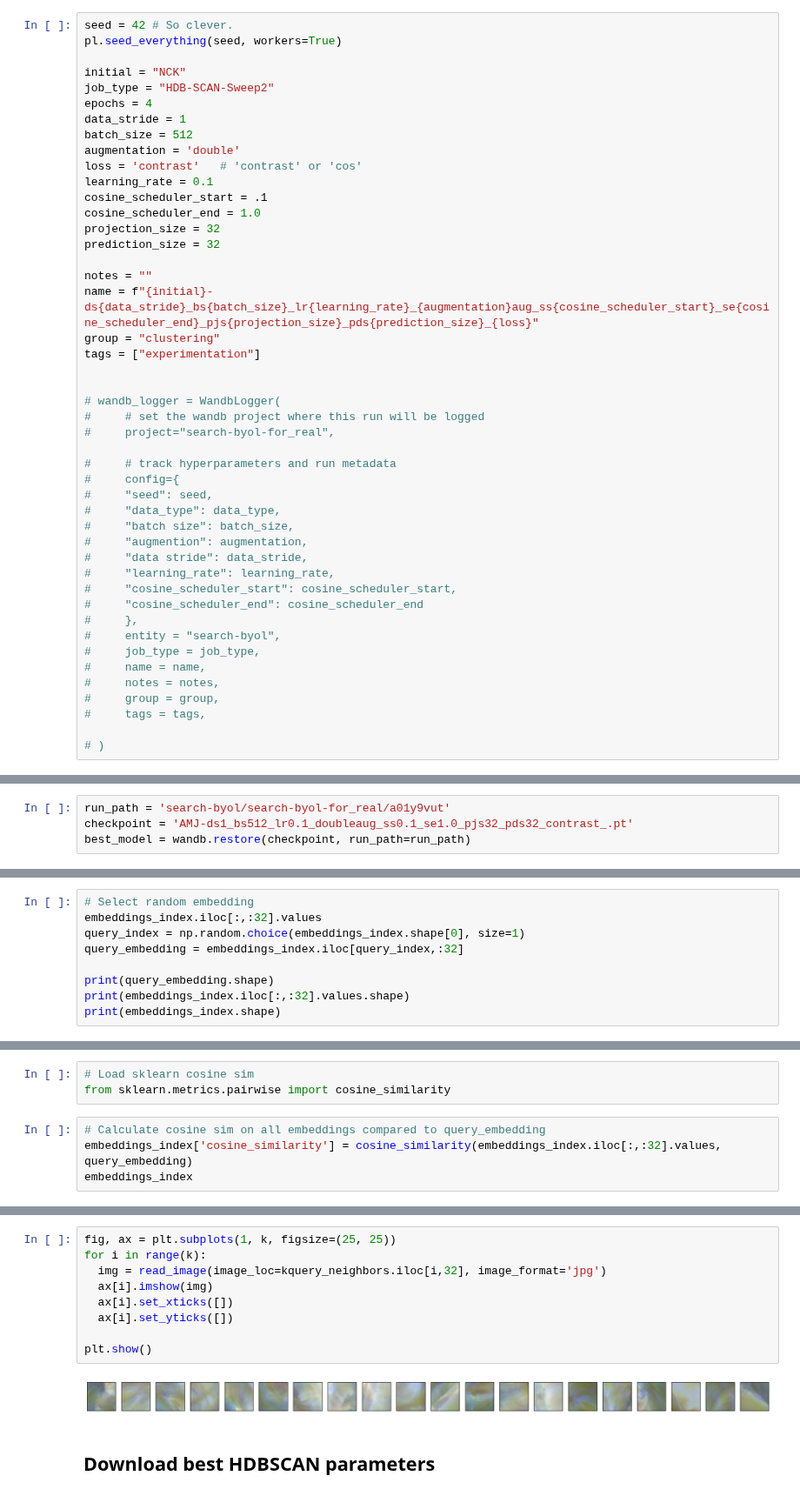
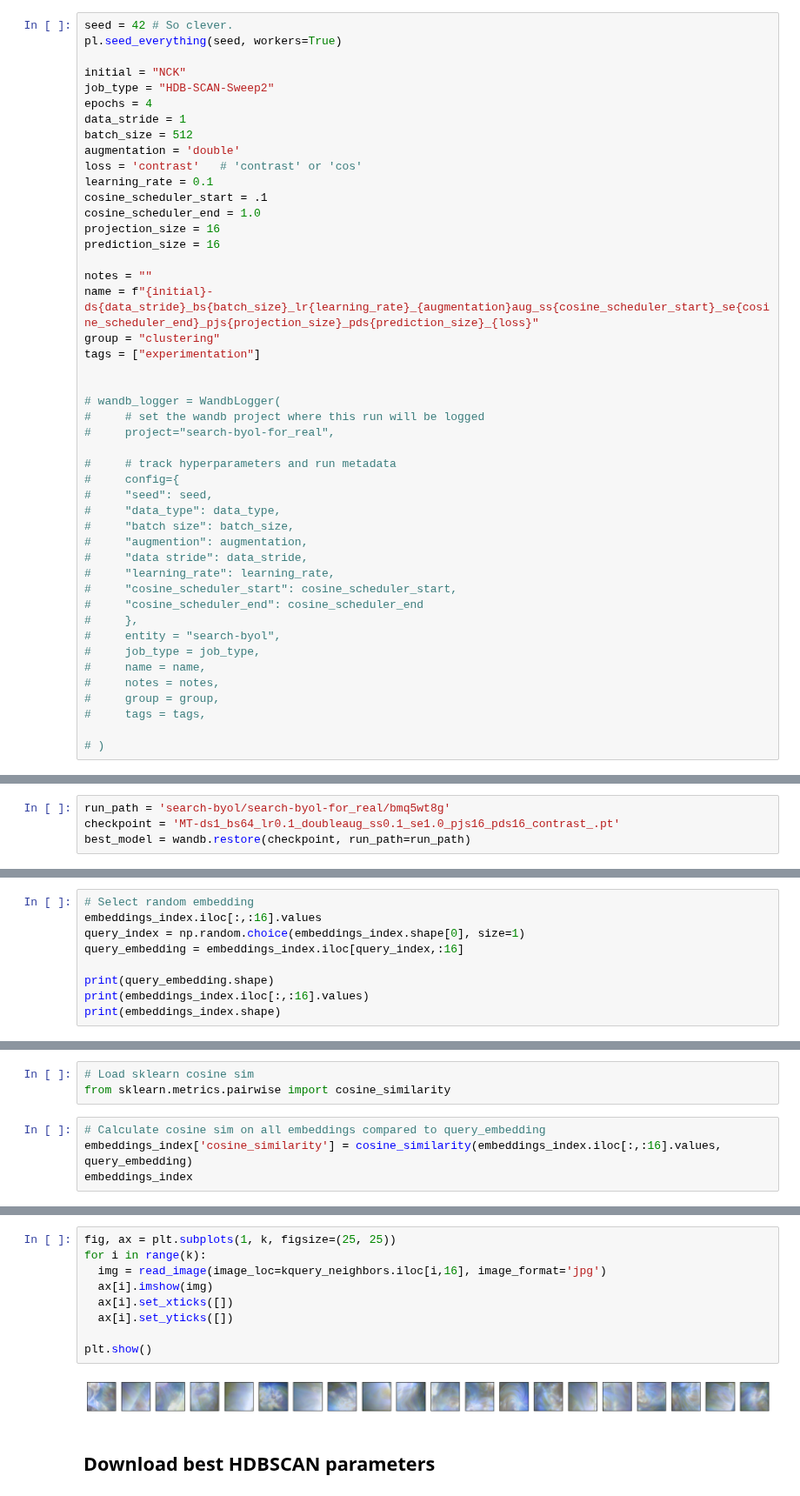
Before and after one commit to hits-sdo/hits-sdo-similaritysearch, a Jupyter notebook: search_byol/byol_index_retrieval_pl.ipynb, the cells around one changed output, grey strips where cells are left out. Shown at 87% size. Saved outputs shown, nothing was run; the diff lists cells and outputs as text.

```diff
--- a/search_byol/byol_index_retrieval_pl.ipynb
+++ b/search_byol/byol_index_retrieval_pl.ipynb
@@ -232,8 +241,8 @@ loss = 'contrast'   # 'contrast' or 'cos'
 learning_rate = 0.1
 cosine_scheduler_start = .1
 cosine_scheduler_end = 1.0
-projection_size = 32
-prediction_size = 32
+projection_size = 16
+prediction_size = 16
 
 notes = ""
 name = f"{initial}-ds{data_stride}_bs{batch_size}_lr{learning_rate}_{augmentation}aug_ss{cosine_scheduler_start}_se{cosine_scheduler_end}_pjs{projection_size}_pds{prediction_size}_{loss}"
@@ -335,8 +344,8 @@ class BYOL(pl.LightningModule):
 # %% [markdown]
 ## Download and load checkpoint
 # %%
-run_path = 'search-byol/search-byol-for_real/a01y9vut'
-checkpoint = 'AMJ-ds1_bs512_lr0.1_doubleaug_ss0.1_se1.0_pjs32_pds32_contrast_.pt'
+run_path = 'search-byol/search-byol-for_real/bmq5wt8g'
+checkpoint = 'MT-ds1_bs64_lr0.1_doubleaug_ss0.1_se1.0_pjs16_pds16_contrast_.pt'
 best_model = wandb.restore(checkpoint, run_path=run_path)
 # %%
 model = BYOL(lr=learning_rate, projection_size=projection_size, prediction_size=prediction_size, cosine_scheduler_start=cosine_scheduler_start, cosine_scheduler_end=cosine_scheduler_end, loss=loss)
@@ -409,10 +421,10 @@ embeddings_index
 # %%
 # Select random embedding
-embeddings_index.iloc[:,:32].values
+embeddings_index.iloc[:,:16].values
 query_index = np.random.choice(embeddings_index.shape[0], size=1)
-query_embedding = embeddings_index.iloc[query_index,:32]
+query_embedding = embeddings_index.iloc[query_index,:16]
 
 print(query_embedding.shape)
-print(embeddings_index.iloc[:,:32].values.shape)
+print(embeddings_index.iloc[:,:16].values)
 print(embeddings_index.shape)
 # %% [output]
@@ -424,6 +448,6 @@ print(embeddings_index.shape)
 from sklearn.metrics.pairwise import cosine_similarity
 # %%
 # Calculate cosine sim on all embeddings compared to query_embedding
-embeddings_index['cosine_similarity'] = cosine_similarity(embeddings_index.iloc[:,:32].values, query_embedding)
+embeddings_index['cosine_similarity'] = cosine_similarity(embeddings_index.iloc[:,:16].values, query_embedding)
 embeddings_index
 # %% [output]
@@ -472,14 +495,14 @@ print(kquery_neighbors.iloc[0, 32])
 # %%
 fig, ax = plt.subplots(1, k, figsize=(25, 25))
 for i in range(k):
-  img = read_image(image_loc=kquery_neighbors.iloc[i,32], image_format='jpg')
+  img = read_image(image_loc=kquery_neighbors.iloc[i,16], image_format='jpg')
   ax[i].imshow(img)
   ax[i].set_xticks([])
   ax[i].set_yticks([])
 
 plt.show()
 # %% [output]
-[figure, old version]
+[figure, new version]
 # %% [markdown]
 ## Download best HDBSCAN parameters
 # %%
```
Also changed, not shown: parts of 15 cells of this notebook.
